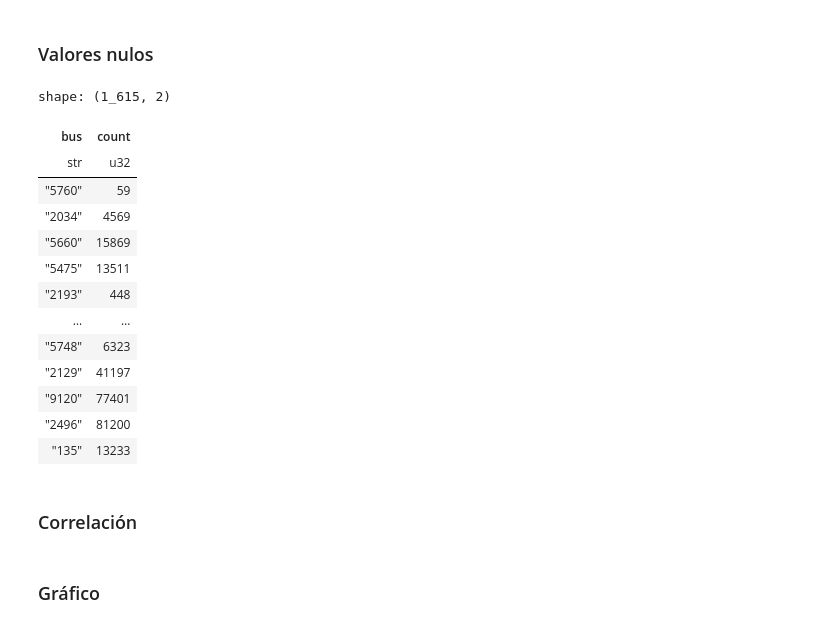
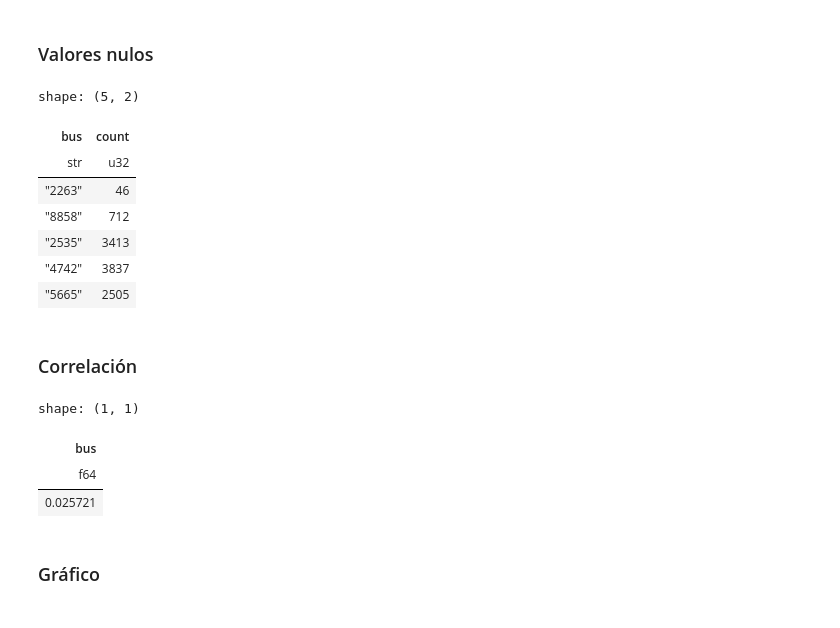
Before and after one commit to oeg-upm/inesdata-mov-data-generation, a Jupyter notebook: docs/notebooks/eda/emt_eda.ipynb, the cells around one changed output. Cells and saved outputs as stored; diff of their text form; code cells hidden in the pictures.

```diff
--- a/docs/notebooks/eda/emt_eda.ipynb
+++ b/docs/notebooks/eda/emt_eda.ipynb
@@ -295,0 +181,2 @@ for i in range(0,len(numeric_var)):
+# %%
+sample_data = sample_data.with_columns(pl.col('datetime').map_elements(lambda x: datetime.strptime(x, "%Y-%m-%d %H:%M:%S.%f")))
@@ -295,0 +185,2 @@ for i in range(0,len(numeric_var)):
+# %%
+sample_data = sample_data.with_columns(pl.col("date").cast(pl.Date))
@@ -295,0 +189,2 @@ for i in range(0,len(numeric_var)):
+# %%
+sample_data = sample_data.with_columns(pl.col('bus').cast(pl.String),pl.col('stop').cast(pl.String))
@@ -295,0 +193,2 @@ for i in range(0,len(numeric_var)):
+# %%
+sample_data = sample_data.with_columns(pl.col('isHead').cast(pl.UInt8))
@@ -320,26 +298,25 @@ lf.group_by(pl.col('datetime')).count().head()
 # %% [markdown]
 ### Valores nulos
 # %%
-lf.group_by(pl.col('bus')).count().head()
+sample_data.group_by(pl.col('bus')).count().head().collect()
 # %% [output]
-shape: (1_615, 2)
+shape: (5, 2)
 | bus | count |
 | str | u32 |
-| "5760" | 59 |
-| "2034" | 4569 |
-| "5660" | 15869 |
-| "5475" | 13511 |
-| "2193" | 448 |
-| … | … |
-| "5748" | 6323 |
-| "2129" | 41197 |
-| "9120" | 77401 |
-| "2496" | 81200 |
-| "135" | 13233 |
+| "2263" | 46 |
+| "8858" | 712 |
+| "2535" | 3413 |
+| "4742" | 3837 |
+| "5665" | 2505 |
 # %% [markdown]
 ### Correlación
 # %%
-lf.select(pl.corr('bus','estimateArrive')).head().collect()
+sample_data.select(pl.corr('bus','estimateArrive')).head().collect()
+# %% [output]
+shape: (1, 1)
+| bus |
+| f64 |
+| 0.025721 |
 # %% [markdown]
 ### Gráfico
 # %%
```
Also changed, not shown: parts of 168 cells of this notebook.
